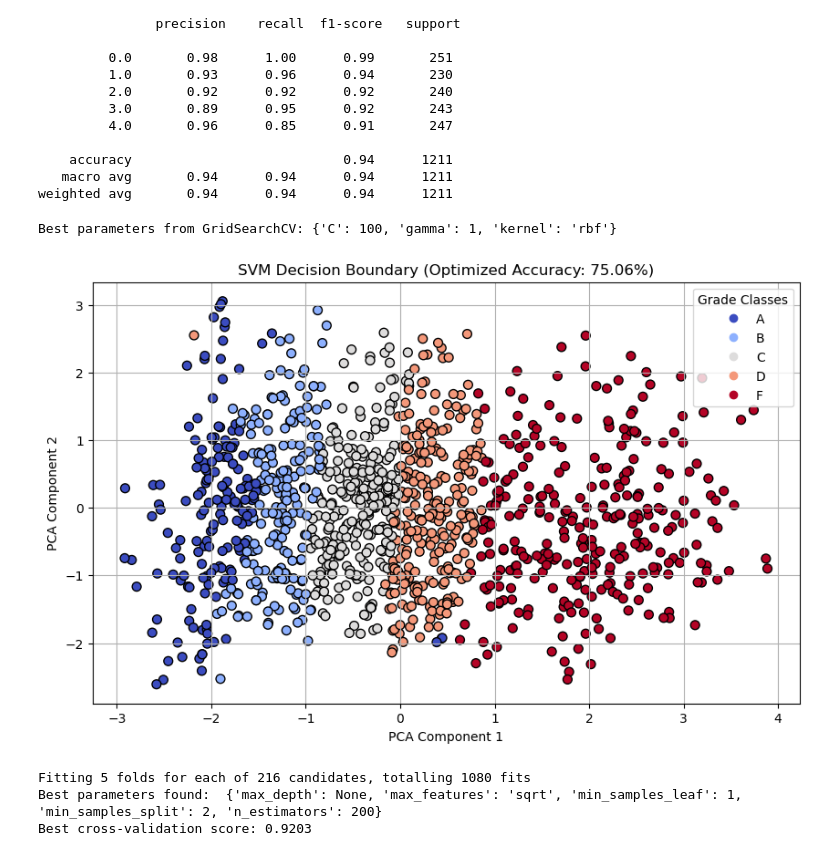
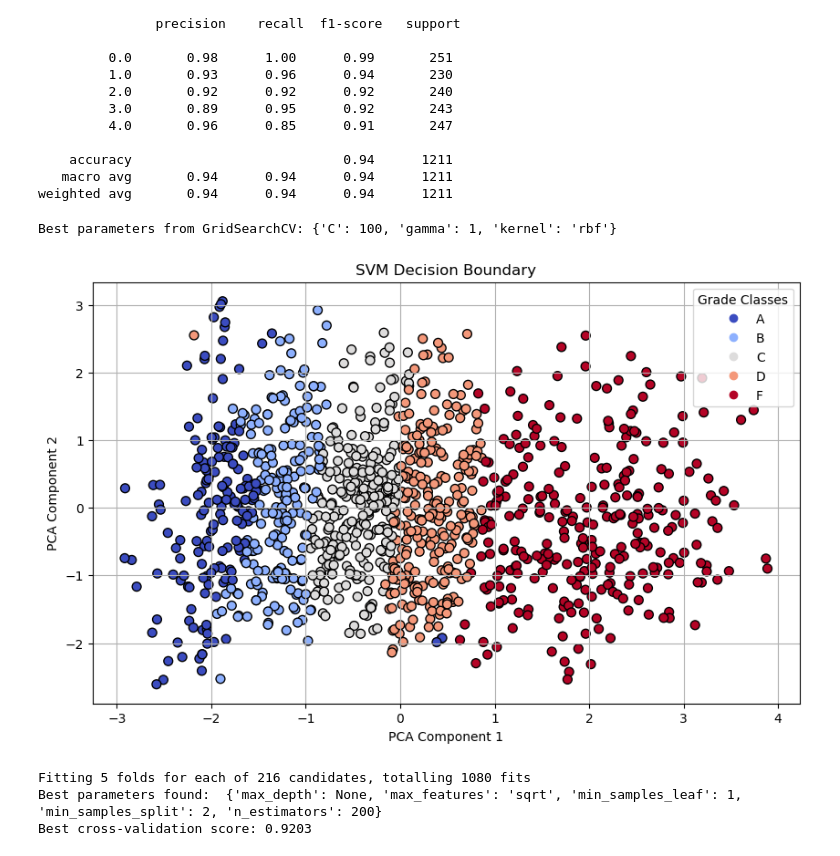
Before and after one commit to tegmad/StudentsPerfomancePrediction_14P, a Jupyter notebook: PM_Students_Perfomance_Prediction.ipynb, the cells around one changed output. Saved outputs shown, nothing was run; the diff lists cells and outputs as text; code cells hidden in the pictures.

```diff
--- a/PM_Students_Perfomance_Prediction.ipynb
+++ b/PM_Students_Perfomance_Prediction.ipynb
@@ -1314,35 +1316,35 @@ X_test_pca = pca.transform(X_test_scaled)
 svm = SVC(random_state=42)
 grid_search = GridSearchCV(svm, param_grid, cv=5, scoring='accuracy', n_jobs=-1)
 
 grid_search.fit(X_train_pca, y_train)
 
 best_params = grid_search.best_params_
 print(f"Best parameters from GridSearchCV: {best_params}")
 
 best_svm = grid_search.best_estimator_
 y_pred_svm = best_svm.predict(X_test_pca)
 
 svm_optimized_accuracy = accuracy_score(y_test, y_pred_svm)
 
 class_labels = {0: 'A', 1: 'B', 2: 'C', 3: 'D', 4: 'F'}
 
 plt.figure(figsize=(10, 6))
 scatter = plt.scatter(X_test_pca[:, 0], X_test_pca[:, 1], c=y_pred_svm, cmap=plt.cm.coolwarm, edgecolors='k', s=50)
 
-plt.title(f"SVM Decision Boundary (Optimized Accuracy: {svm_optimized_accuracy * 100:.2f}%)")
+plt.title(f"SVM Decision Boundary")
 
 handles, _ = scatter.legend_elements()
 labels = [class_labels[i] for i in range(5)]
 plt.legend(handles, labels, title="Grade Classes")
 
 plt.xlabel("PCA Component 1")
 plt.ylabel("PCA Component 2")
 plt.grid(True)
 
 plt.show()
 # %% [output]
 Best parameters from GridSearchCV: {'C': 100, 'gamma': 1, 'kernel': 'rbf'}
-[figure, old version]
+[figure, new version]
 # %%
 from sklearn.ensemble import RandomForestClassifier
 from sklearn.model_selection import GridSearchCV
```
Also changed, not shown: parts of 3 cells of this notebook.
